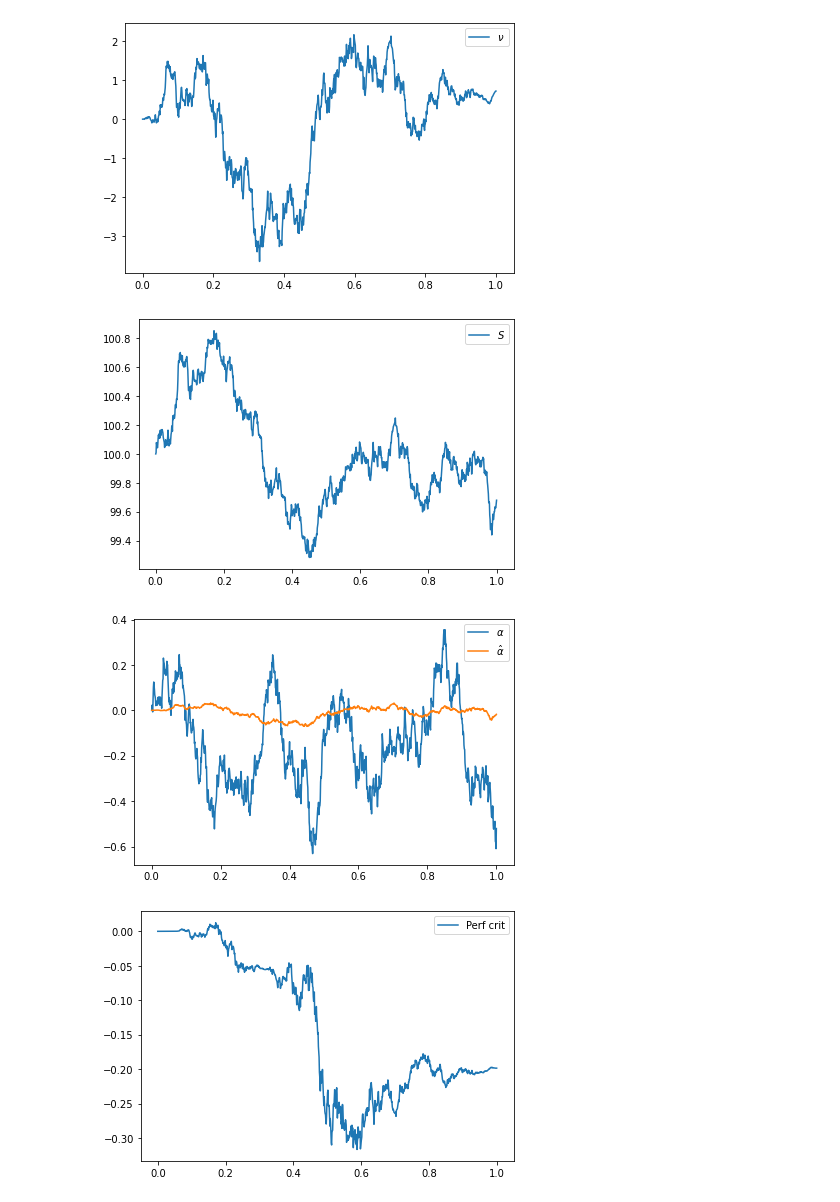
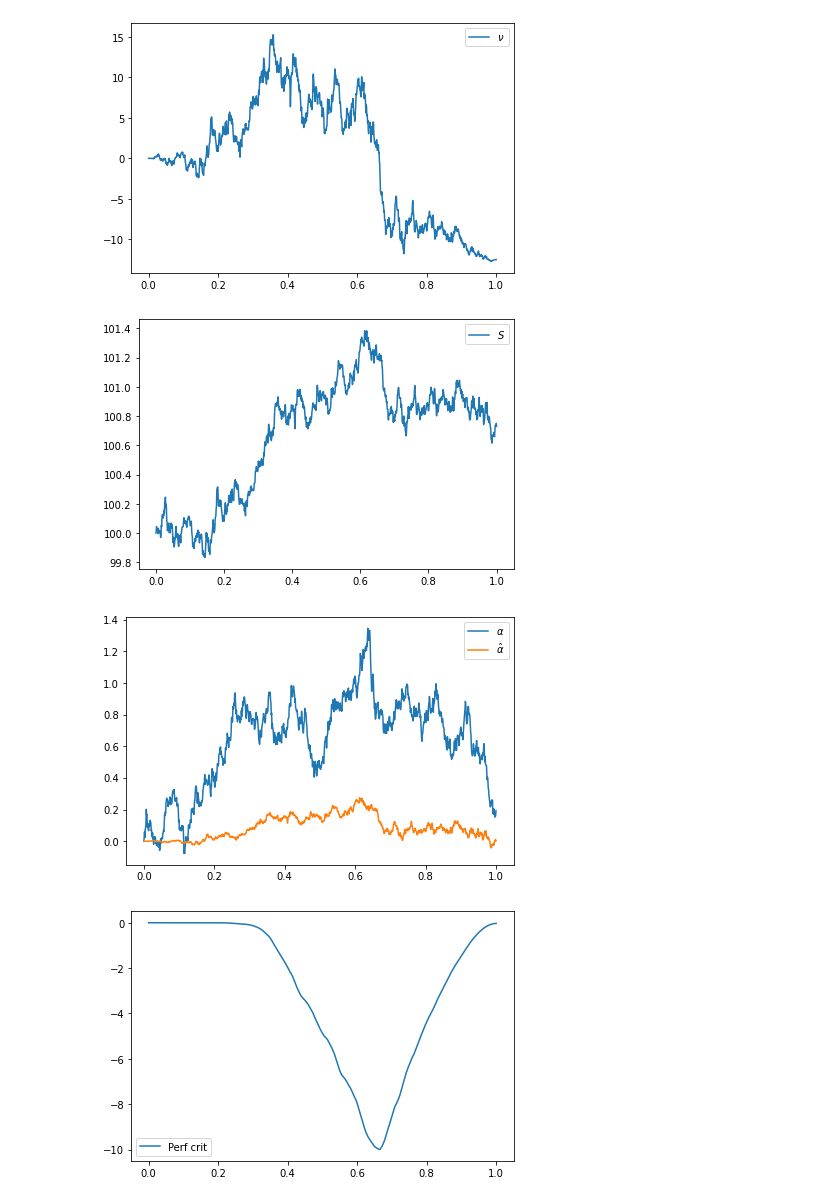
Before and after one commit to muhammadalifaqsha/optimal-control-with-signatures, a Jupyter notebook: notebooks/alif-playground-Copy2.ipynb, the cells around one changed output. Drawn from its saved outputs; the diff is of its cells as text; code cells hidden in the pictures.

```diff
--- a/notebooks/alif-playground-Copy2.ipynb
+++ b/notebooks/alif-playground-Copy2.ipynb
@@ -16,3 +15,8 @@ env = problem1.environment(sigma_s = 1, b2 = 1e-3, a1 = -5)
+# %%
+sigma_s = 1
+b2 = 1e-3
+
+env_baseline = problem1.environment(sigma_s = sigma_s, b2 = b2)
 # %%
 np.random.seed(123)
 
@@ -22,33 +26,33 @@ env.simulate(nsims, env.optimal_strag)
 # %%
 nsim = 2
 
-plt.plot(env.timesteps, env.nu[:,nsim], label=r'$\nu$')
+plt.plot(env_baseline.timesteps, env_baseline.nu[:,nsim], label=r'$\nu$')
 plt.legend()
 plt.tight_layout()
 plt.show()
 
-plt.plot(env.timesteps, env.S[:,nsim], label=r'$S$')
+plt.plot(env_baseline.timesteps, env_baseline.S[:,nsim], label=r'$S$')
 plt.legend()
 plt.tight_layout()
 plt.show()
 
-plt.plot(env.timesteps, env.alpha[:,nsim], label=r'$\alpha$')
-plt.plot(env.timesteps, env.alpha_hat[:,nsim], label=r'$\hat{\alpha}$')
+plt.plot(env_baseline.timesteps, env_baseline.alpha[:,nsim], label=r'$\alpha$')
+plt.plot(env_baseline.timesteps, env_baseline.alpha_hat[:,nsim], label=r'$\hat{\alpha}$')
 plt.legend()
 plt.tight_layout()
 plt.show()
 
-plt.plot(env.timesteps, env.crit[:,nsim], label=r'Perf crit')
+plt.plot(env_baseline.timesteps, env_baseline.run_crit[:,nsim], label=r'Perf crit')
 plt.legend()
 plt.tight_layout()
 plt.show()
 
-plt.plot(env.timesteps, env.innov[:,nsim], label=r'Innovation process')
+plt.plot(env_baseline.timesteps, env_baseline.innov[:,nsim], label=r'Innovation process')
 plt.legend()
 plt.tight_layout()
 plt.show()
 # %% [output]
-[figure, old version]
+[figure, new version]
-[figure, old version]
+[figure, new version]
-[figure, old version]
+[figure, new version]
-[figure, old version]
+[figure, new version]
```
Also changed, not shown: parts of 27 cells of this notebook, 2 other files.
